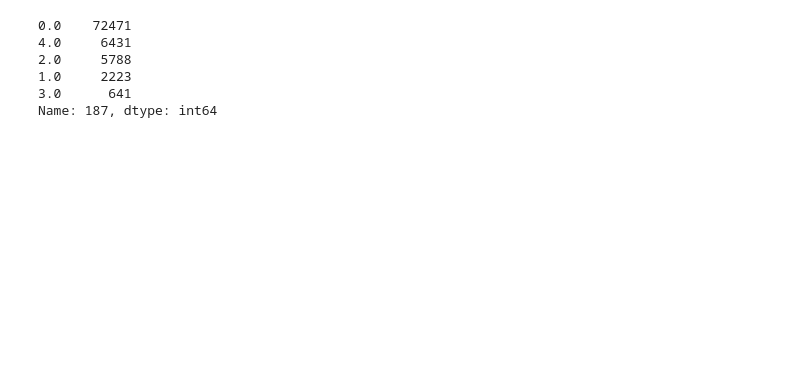
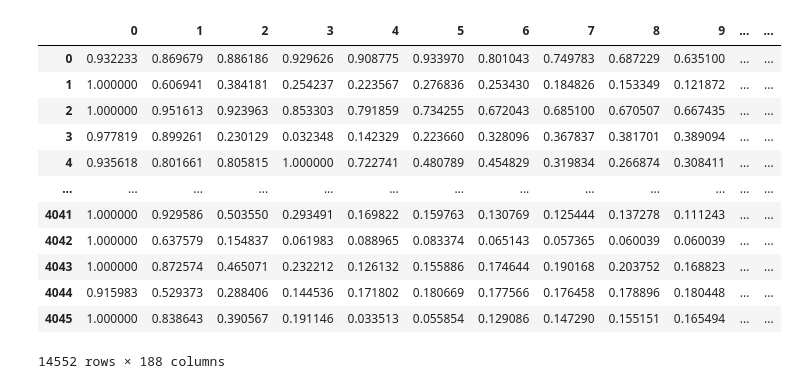
Before and after one commit to jerry2137/CityHack_2023, a Jupyter notebook: ECG2.ipynb, the cells around one changed output. Cells and saved outputs as stored; diff of their text form; code cells hidden in the pictures; blank space fills up the shorter version.

```diff
--- a/ECG2.ipynb
+++ b/ECG2.ipynb
@@ -6,12 +5,17 @@ import seaborn as sb
 # %%
-train_data = pd.read_csv('kaggle/input/heartbeat/mitbih_train.csv',header = None)
-test_data = pd.read_csv('kaggle/input/heartbeat/mitbih_train.csv', header = None)
-train_target = train_data[187].value_counts()
-train_target
+all_data = pd.concat([pd.read_csv('kaggle/input/heartbeat/ptbdb_abnormal.csv',header = None), pd.read_csv('kaggle/input/heartbeat/ptbdb_normal.csv',header = None)])
+all_data
 # %% [output]
+|  | 0 | 1 | 2 | 3 | 4 | 5 | 6 | 7 | 8 | 9 | ... | ... |
+| 0 | 0.932233 | 0.869679 | 0.886186 | 0.929626 | 0.908775 | 0.933970 | 0.801043 | 0.749783 | 0.687229 | 0.635100 | ... | ... |
+| 1 | 1.000000 | 0.606941 | 0.384181 | 0.254237 | 0.223567 | 0.276836 | 0.253430 | 0.184826 | 0.153349 | 0.121872 | ... | ... |
+| 2 | 1.000000 | 0.951613 | 0.923963 | 0.853303 | 0.791859 | 0.734255 | 0.672043 | 0.685100 | 0.670507 | 0.667435 | ... | ... |
+| 3 | 0.977819 | 0.899261 | 0.230129 | 0.032348 | 0.142329 | 0.223660 | 0.328096 | 0.367837 | 0.381701 | 0.389094 | ... | ... |
+| 4 | 0.935618 | 0.801661 | 0.805815 | 1.000000 | 0.722741 | 0.480789 | 0.454829 | 0.319834 | 0.266874 | 0.308411 | ... | ... |
+| ... | ... | ... | ... | ... | ... | ... | ... | ... | ... | ... | ... | ... |
+| 4041 | 1.000000 | 0.929586 | 0.503550 | 0.293491 | 0.169822 | 0.159763 | 0.130769 | 0.125444 | 0.137278 | 0.111243 | ... | ... |
+| 4042 | 1.000000 | 0.637579 | 0.154837 | 0.061983 | 0.088965 | 0.083374 | 0.065143 | 0.057365 | 0.060039 | 0.060039 | ... | ... |
+| 4043 | 1.000000 | 0.872574 | 0.465071 | 0.232212 | 0.126132 | 0.155886 | 0.174644 | 0.190168 | 0.203752 | 0.168823 | ... | ... |
+| 4044 | 0.915983 | 0.529373 | 0.288406 | 0.144536 | 0.171802 | 0.180669 | 0.177566 | 0.176458 | 0.178896 | 0.180448 | ... | ... |
+| 4045 | 1.000000 | 0.838643 | 0.390567 | 0.191146 | 0.033513 | 0.055854 | 0.129086 | 0.147290 | 0.155151 | 0.165494 | ... | ... |
-0.0    72471
-4.0     6431
-2.0     5788
-1.0     2223
-3.0      641
-Name: 187, dtype: int64
+14552 rows × 188 columns
```
Also changed, not shown: parts of 15 cells of this notebook.
